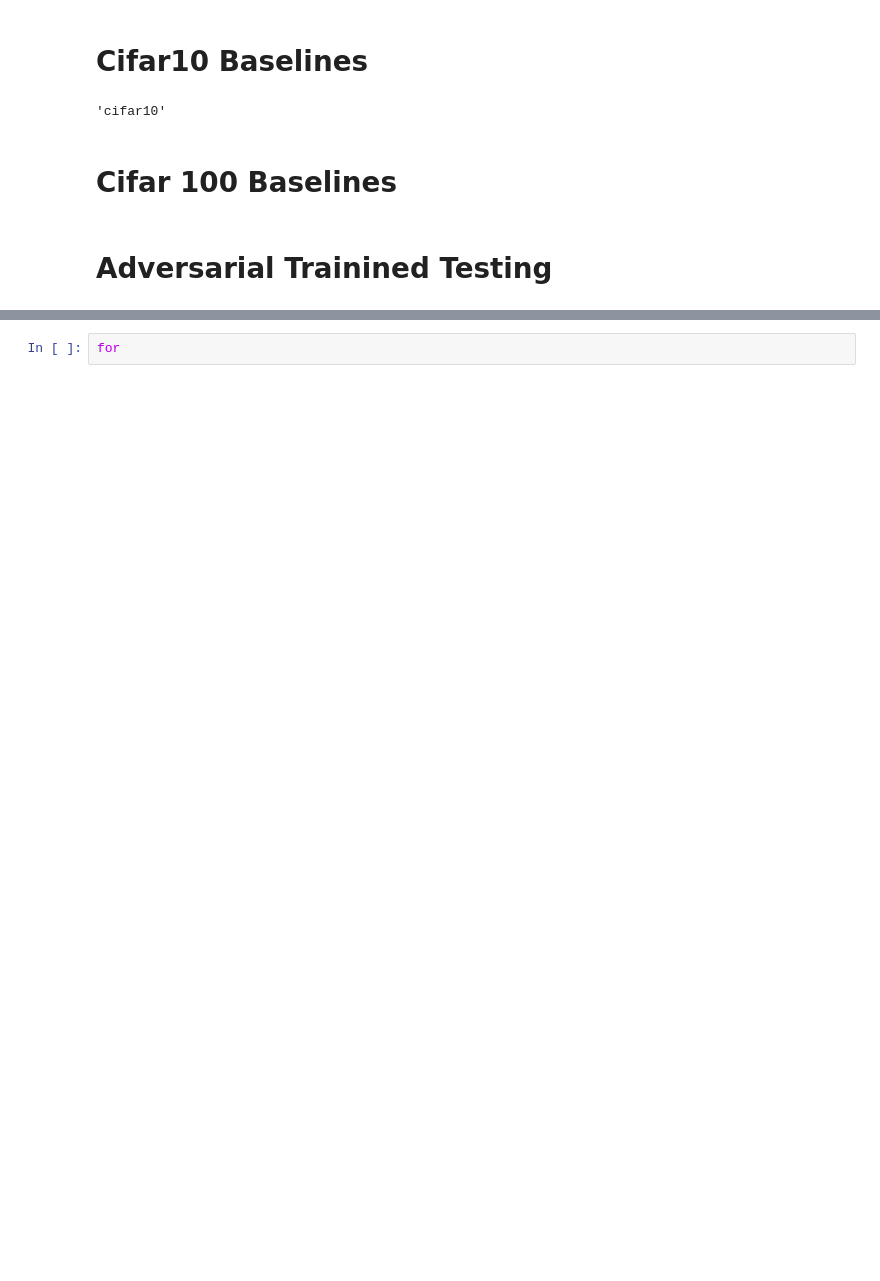
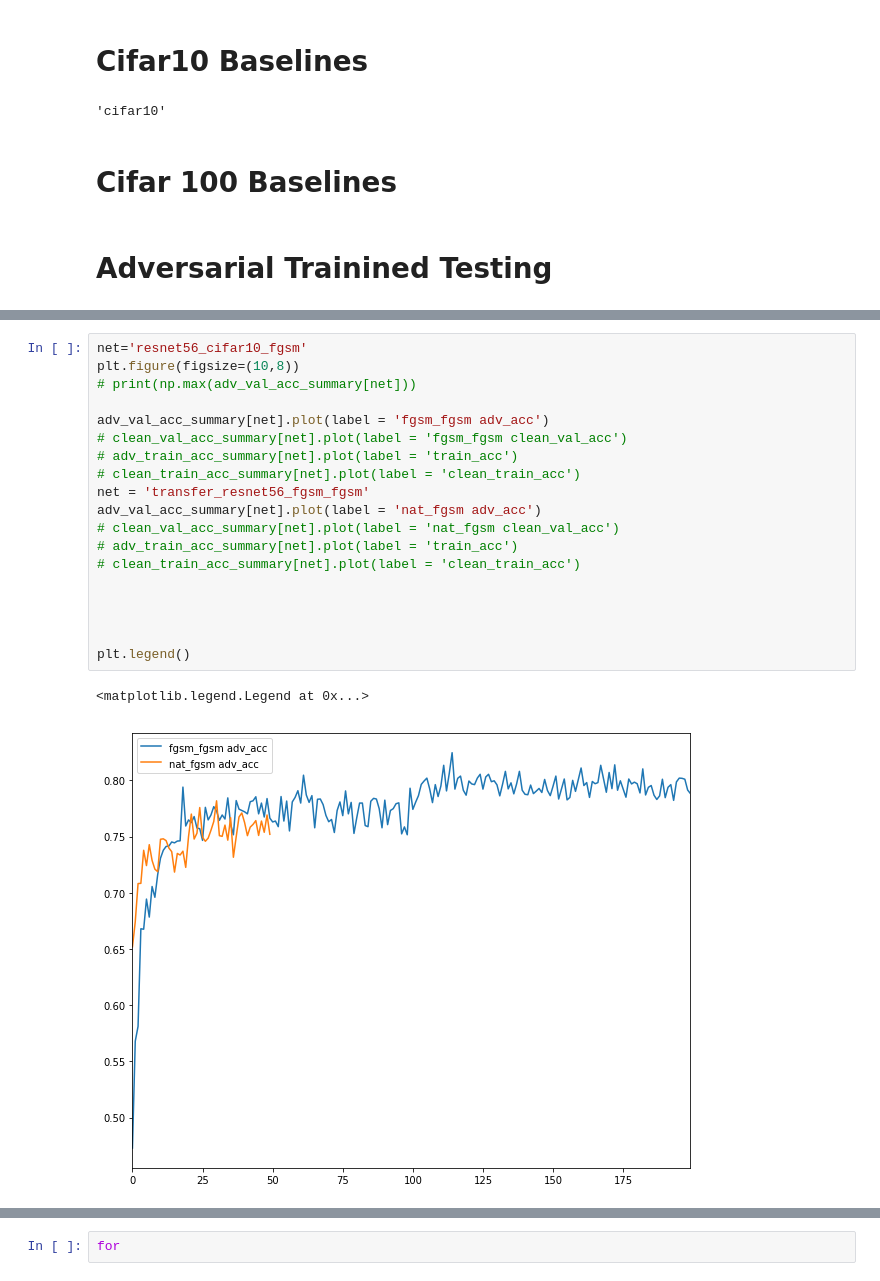
Before and after one commit to nanton96/An-Empirical-Evaluation-of-Adversarial-Robustness-under-Transfer-Learning, a Jupyter notebook: notebooks/Testing_Results_2.ipynb, the cells around one changed output, grey strips where cells are left out. Saved outputs shown, nothing was run; the diff lists cells and outputs as text; blank space fills up the shorter version.

```diff
--- a/notebooks/Testing_Results_2.ipynb
+++ b/notebooks/Testing_Results_2.ipynb
@@ -195,0 +208,22 @@ for net,dataset in nets.items():
+# %%
+net='resnet56_cifar10_fgsm'
+plt.figure(figsize=(10,8))
+# print(np.max(adv_val_acc_summary[net]))
+
+adv_val_acc_summary[net].plot(label = 'fgsm_fgsm adv_acc')
+# clean_val_acc_summary[net].plot(label = 'fgsm_fgsm clean_val_acc')
+# adv_train_acc_summary[net].plot(label = 'train_acc')
+# clean_train_acc_summary[net].plot(label = 'clean_train_acc')
+net = 'transfer_resnet56_fgsm_fgsm'
+adv_val_acc_summary[net].plot(label = 'nat_fgsm adv_acc')
+# clean_val_acc_summary[net].plot(label = 'nat_fgsm clean_val_acc')
+# adv_train_acc_summary[net].plot(label = 'train_acc')
+# clean_train_acc_summary[net].plot(label = 'clean_train_acc')
+
+
+
+
+plt.legend()
+# %% [output]
+<matplotlib.legend.Legend at 0x...>
+[figure, added]
```
Also changed, not shown: parts of 6 cells of this notebook, 7 other files.
